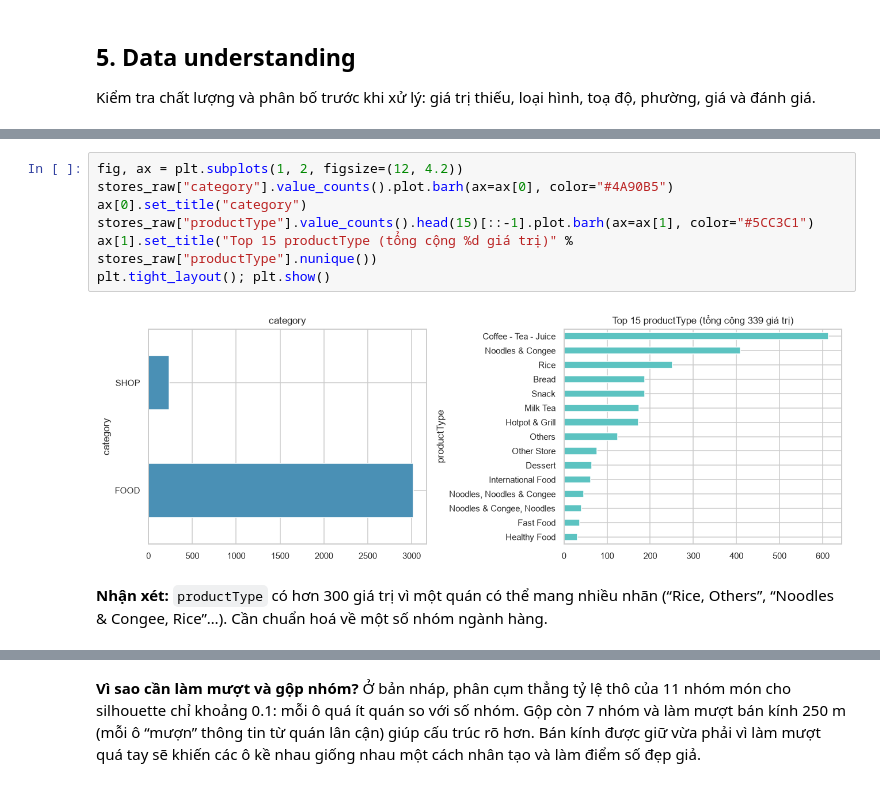
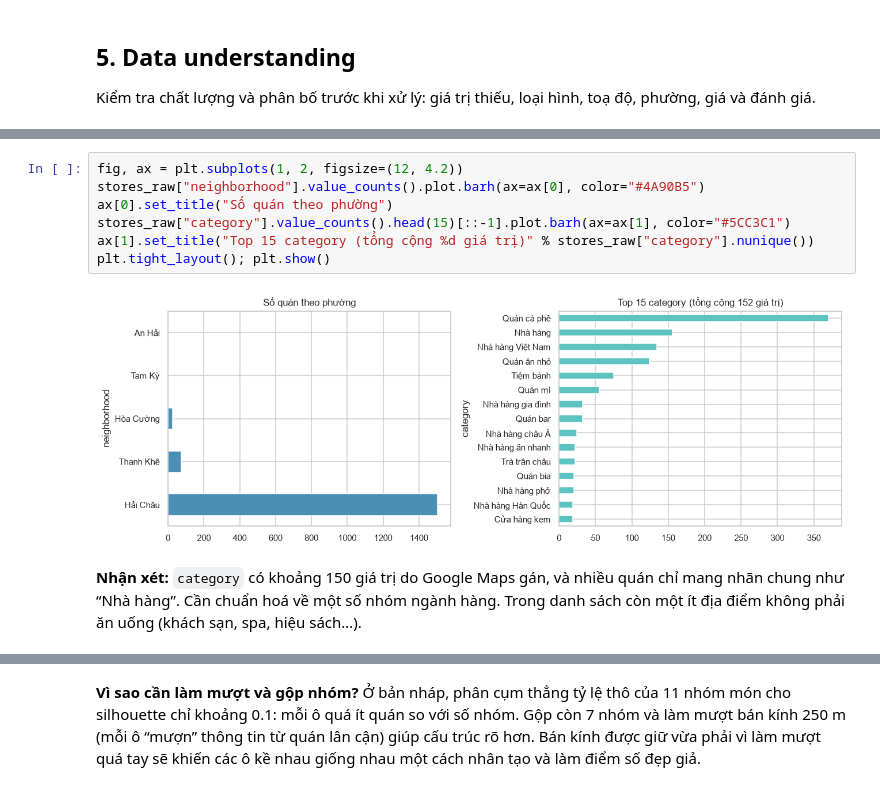
Before and after one commit to bngbtran/HaiChau-Hotspots, a Jupyter notebook: HaiChau_Hotspots.ipynb, the cells around one changed output, grey strips where cells are left out. Drawn from its saved outputs; the diff is of its cells as text.

```diff
--- a/HaiChau_Hotspots.ipynb
+++ b/HaiChau_Hotspots.ipynb
@@ -142,14 +147,14 @@ info
 # %%
 fig, ax = plt.subplots(1, 2, figsize=(12, 4.2))
-stores_raw["category"].value_counts().plot.barh(ax=ax[0], color="#4A90B5")
-ax[0].set_title("category")
-stores_raw["productType"].value_counts().head(15)[::-1].plot.barh(ax=ax[1], color="#5CC3C1")
-ax[1].set_title("Top 15 productType (tổng cộng %d giá trị)" % stores_raw["productType"].nunique())
+stores_raw["neighborhood"].value_counts().plot.barh(ax=ax[0], color="#4A90B5")
+ax[0].set_title("Số quán theo phường")
+stores_raw["category"].value_counts().head(15)[::-1].plot.barh(ax=ax[1], color="#5CC3C1")
+ax[1].set_title("Top 15 category (tổng cộng %d giá trị)" % stores_raw["category"].nunique())
 plt.tight_layout(); plt.show()
 # %% [output]
-[figure, old version]
+[figure, new version]
 # %% [markdown]
-**Nhận xét:** `productType` có hơn 300 giá trị vì một quán có thể mang nhiều nhãn (“Rice, Others”, “Noodles & Congee, Rice”…). Cần chuẩn hoá về một số nhóm ngành hàng.
+**Nhận xét:** `category` có khoảng 150 giá trị do Google Maps gán, và nhiều quán chỉ mang nhãn chung như “Nhà hàng”. Cần chuẩn hoá về một số nhóm ngành hàng. Trong danh sách còn một ít địa điểm không phải ăn uống (khách sạn, spa, hiệu sách…).
 # %%
 print("Khoảng toạ độ:")
 print(stores_raw[["latitude", "longitude"]].describe().loc[["min", "max"]])
```
Also changed, not shown: parts of 31 cells of this notebook, 59 other files.
